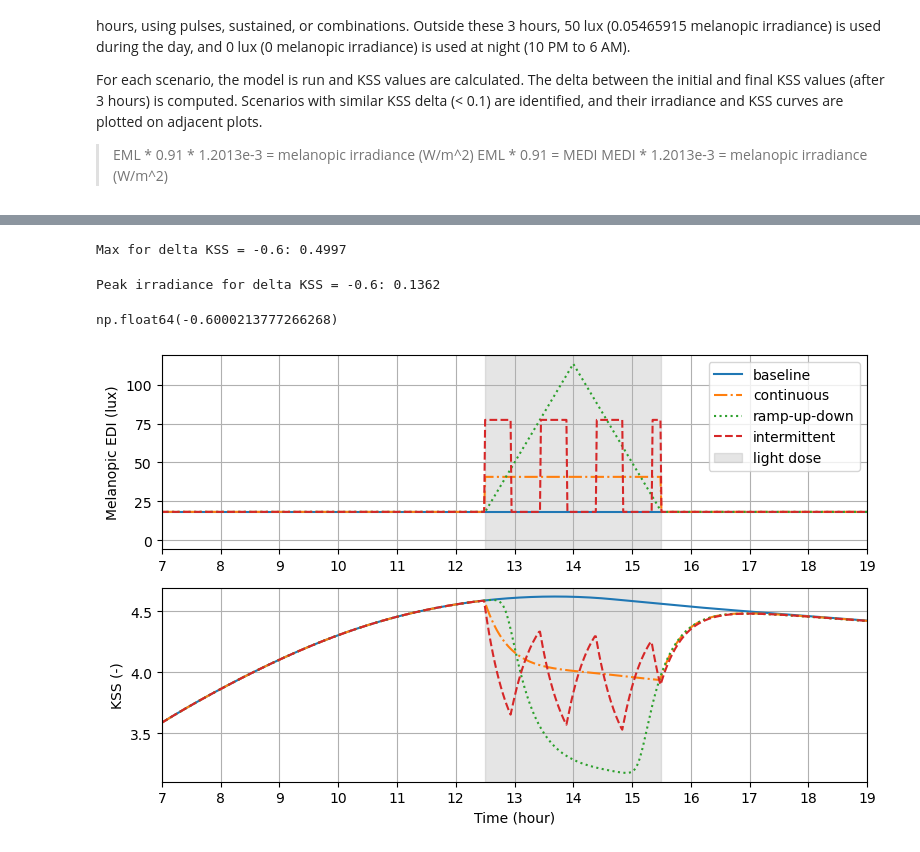
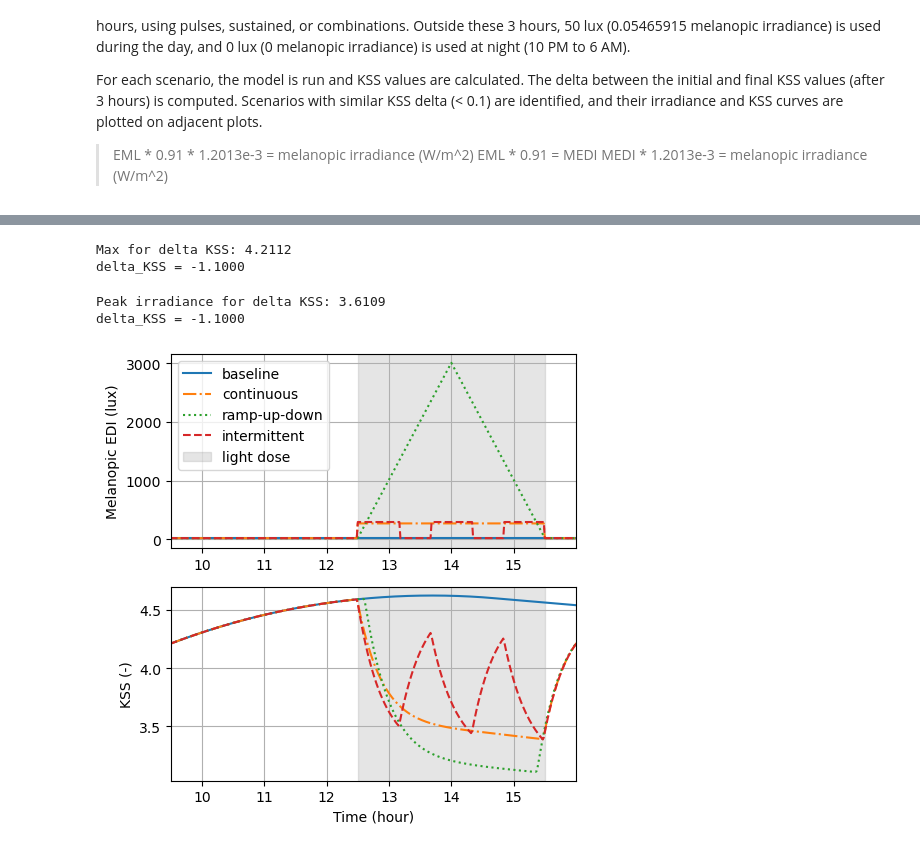
Before and after one commit to adulbrich/arousal-dynamics-model, a Jupyter notebook: scenarios_v3.ipynb, the cells around one changed output, grey strips where cells are left out. Drawn from its saved outputs; the diff is of its cells as text; code cells hidden in the pictures.

Commit message:
more plots

```diff
--- a/scenarios_v3.ipynb
+++ b/scenarios_v3.ipynb
@@ -449,19 +276,20 @@ def daylight(max):
 
 from scipy.optimize import brentq
 
-def find_max_for_delta_kss_daylight(target_delta=-0.6, lower=0.0, upper=10.0):
+def find_max_for_delta_kss_daylight(target_delta=-1.1, lower=0.0, upper=10.0):
     def func(max_val):
         return daylight(max_val) - target_delta
     result = brentq(func, lower, upper)
     return result
 
-max_value = find_max_for_delta_kss_daylight(-0.6)
-print(f"Max for delta KSS = -0.6: {max_value:.4f}")
+max_value = find_max_for_delta_kss_daylight(dKSS)
+print(f"Max for delta KSS: {max_value:.4f}")
+print(f"delta_KSS = {daylight(max_value):.4f}")
 
-# 0.4997
-# KSS delta = -0.599920930989911
+s4_max = max_value
 # %% [output]
-Max for delta KSS = -0.6: 0.4997
+Max for delta KSS: 4.2112
+delta_KSS = -1.1000
 # %%
 import numpy as np
 from scipy.optimize import brentq
@@ -503,20 +331,23 @@ def triangle_delta_kss(max_peak):
     end_idx = int((12.5 + 3) * 60)
     return KSS[end_idx] - KSS[start_idx]
 
-def find_peak_for_delta_kss(target_delta=-0.6, lower=0.0, upper=0.3):
+def find_peak_for_delta_kss(target_delta=-1.1, lower=0.0, upper=4.0):
     def func(max_peak):
         return triangle_delta_kss(max_peak) - target_delta
     result = brentq(func, lower, upper)
     return result
 
 # Example usage:
-peak_value = find_peak_for_delta_kss(-0.6)
-print(f"Peak irradiance for delta KSS = -0.6: {peak_value:.4f}")
-triangle_delta_kss(0.1362)
+peak_value = find_peak_for_delta_kss(dKSS)
+print(f"Peak irradiance for delta KSS: {peak_value:.4f}")
+print(f"delta_KSS = {triangle_delta_kss(peak_value):.4f}")
+
+s5_max = peak_value
 # %% [output]
-Peak irradiance for delta KSS = -0.6: 0.1362
+Peak irradiance for delta KSS: 3.6109
+delta_KSS = -1.1000
-np.float64(-0.6000213777266268)
 # %%
+import constants
 import numpy as np
 import pandas as pd
 import matplotlib.pyplot as plt
@@ -568,7 +399,7 @@ for h in hours:
     if h < 6 or h >= 22:
         irradiance1.append(NIGHT_IRRADIANCE)
     elif start_hour <= h < start_hour + duration:
-        irradiance1.append(0.0489)
+        irradiance1.append(s1_max)
     else:
         irradiance1.append(DAY_IRRADIANCE)
 
@@ -640,10 +471,10 @@ for i, h in enumerate(hours):
         irradiance3.append(NIGHT_IRRADIANCE)
     elif pulse_start <= minute < pulse_end:
         # Calculate if current minute is within a pulse
-        cycle = (minute - pulse_start) // (26.67 + interval_min)
-        cycle_start = pulse_start + cycle * (26.67 + interval_min)
-        if cycle_start <= minute < cycle_start + 26.67:
-            irradiance3.append(0.0929)
+        cycle = (minute - pulse_start) // (s3_length_min + interval_min)
+        cycle_start = pulse_start + cycle * (s3_length_min + interval_min)
+        if cycle_start <= minute < cycle_start + s3_length_min:
+            irradiance3.append(s3_max)
         else:
             irradiance3.append(DAY_IRRADIANCE)
     else:
@@ -681,7 +512,7 @@ for h in hours:
     if h < 6 or h >= 22:
         irradiance4.append(NIGHT_IRRADIANCE)
     elif start_hour <= h < start_hour + duration:
-        irradiance4.append(0.4997*daytime_interpolator(h))
+        irradiance4.append(s4_max*daytime_interpolator(h))
     else:
         irradiance4.append(DAY_IRRADIANCE)
 
@@ -708,9 +539,9 @@ for h in hours:
     elif start_hour <= h < start_hour + duration:
         # Triangle: ramp up, then down
         if h <= midpoint:
-            val = DAY_IRRADIANCE + (0.1362 - DAY_IRRADIANCE) * ((h - start_hour) / (midpoint - start_hour))
+            val = DAY_IRRADIANCE + (s5_max - DAY_IRRADIANCE) * ((h - start_hour) / (midpoint - start_hour))
         else:
-            val = DAY_IRRADIANCE + (0.1362 - DAY_IRRADIANCE) * ((start_hour + duration - h) / (midpoint - start_hour))
+            val = DAY_IRRADIANCE + (s5_max - DAY_IRRADIANCE) * ((start_hour + duration - h) / (midpoint - start_hour))
         irradiance5.append(val)
     else:
         irradiance5.append(DAY_IRRADIANCE)
@@ -728,7 +559,7 @@ KSS5 = models.alertness_measure_v(C, H, Theta_L)
 import matplotlib.patches as mpatches
 
 # Plotting the results
-fig, (ax1, ax2) = plt.subplots(2, 1, figsize=(8, 5))
+fig, (ax1, ax2) = plt.subplots(2, 1, figsize=(5, 5))
 
 # TODO: grey out the 12.5-15.5 area and write "light dose"
 # TODO: cram plots but has to be legible
@@ -736,35 +567,35 @@ fig, (ax1, ax2) = plt.subplots(2, 1, figsize=(8, 5))
 
 for ax in [ax1, ax2]:
     ax.axvspan(12.5, 15.5, color='gray', alpha=0.2, zorder=0)
 
 light_dose_patch = mpatches.Patch(color='gray', alpha=0.2, label='light dose')
 
 # Irradiance plot
 ax1.plot(hours, np.array(irradianceC)/1.2013e-3, label="baseline", linestyle="-")
 ax1.plot(hours, np.array(irradiance1)/1.2013e-3, label="continuous", linestyle="-.")
 ax1.plot(hours, np.array(irradiance5)/1.2013e-3, label="ramp-up-down", linestyle=":")
 ax1.plot(hours, np.array(irradiance3)/1.2013e-3, label="intermittent", linestyle="--")
 ax1.set_ylabel("Melanopic EDI (lux)")
-ax1.set_xlim(7, 19)
-ax1.set_xticks(np.arange(7, 20, 1))
+ax1.set_xlim(9.5, 16)
+ax1.set_xticks(np.arange(10, 16, 1))
 handles, labels = ax1.get_legend_handles_labels()
 handles.append(light_dose_patch)
 labels.append("light dose")
 ax1.legend(handles, labels)
 ax1.grid(True)
 
 # KSS plot
 ax2.plot(hours, np.array(KSSC), label="baseline", linestyle="-")
 ax2.plot(hours, np.array(KSS1), label="continuous", linestyle="-.")
 ax2.plot(hours, np.array(KSS5), label="ramp-up-down", linestyle=":")
 ax2.plot(hours, np.array(KSS3), label="intermittent", linestyle="--")
 ax2.set_xlabel("Time (hour)")
 ax2.set_ylabel("KSS (-)")
-ax2.set_xlim(7, 19)
-ax2.set_xticks(np.arange(7, 20, 1))
+ax2.set_xlim(9.5, 16)
+ax2.set_xticks(np.arange(10, 16, 1))
 ax2.grid(True)
 
 plt.tight_layout()
 plt.show()
 # %% [output]
-[figure, old version]
+[figure, new version]
```
Also changed, not shown: parts of 9 cells of this notebook, 2 other files.
